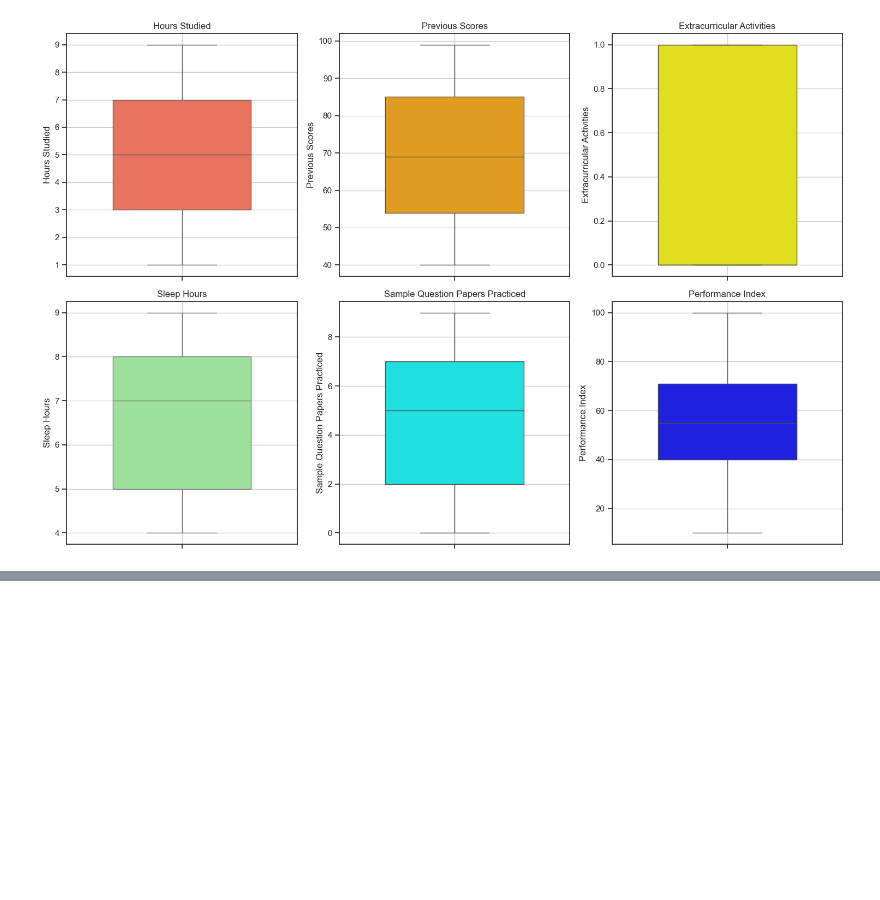
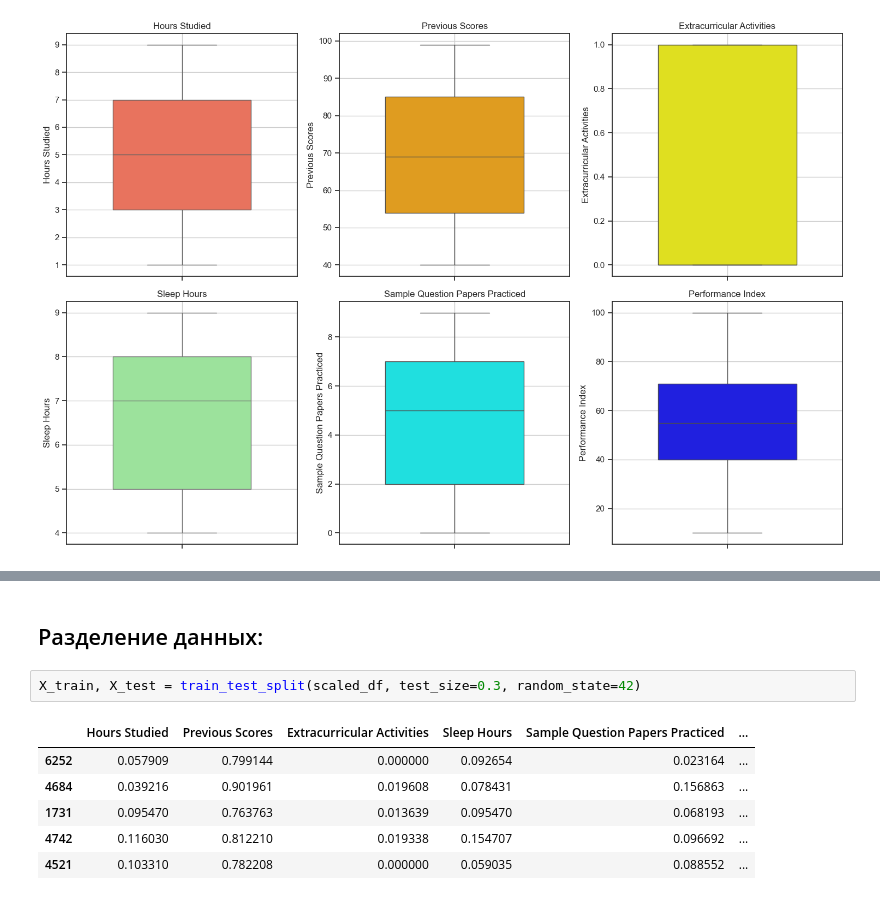
Before and after one commit to svinoczarITMO/s5-ais-lab3, a Jupyter notebook: solution.ipynb, the cells around one changed output, grey strips where cells are left out. Saved outputs shown, nothing was run; the diff lists cells and outputs as text; blank space fills up the shorter version.

```diff
--- a/solution.ipynb
+++ b/solution.ipynb
@@ -62,0 +84,11 @@ plt.show()
+# %% [markdown]
+## Разделение данных:
+# %%
+X_train, X_test = train_test_split(scaled_df, test_size=0.3, random_state=42)
+# %% [output]
+|  | Hours Studied | Previous Scores | Extracurricular Activities | Sleep Hours | Sample Question Papers Practiced | ... |
+| 6252 | 0.057909 | 0.799144 | 0.000000 | 0.092654 | 0.023164 | ... |
+| 4684 | 0.039216 | 0.901961 | 0.019608 | 0.078431 | 0.156863 | ... |
+| 1731 | 0.095470 | 0.763763 | 0.013639 | 0.095470 | 0.068193 | ... |
+| 4742 | 0.116030 | 0.812210 | 0.019338 | 0.154707 | 0.096692 | ... |
+| 4521 | 0.103310 | 0.782208 | 0.000000 | 0.059035 | 0.088552 | ... |
```
Also changed, not shown: parts of 4 cells of this notebook.
